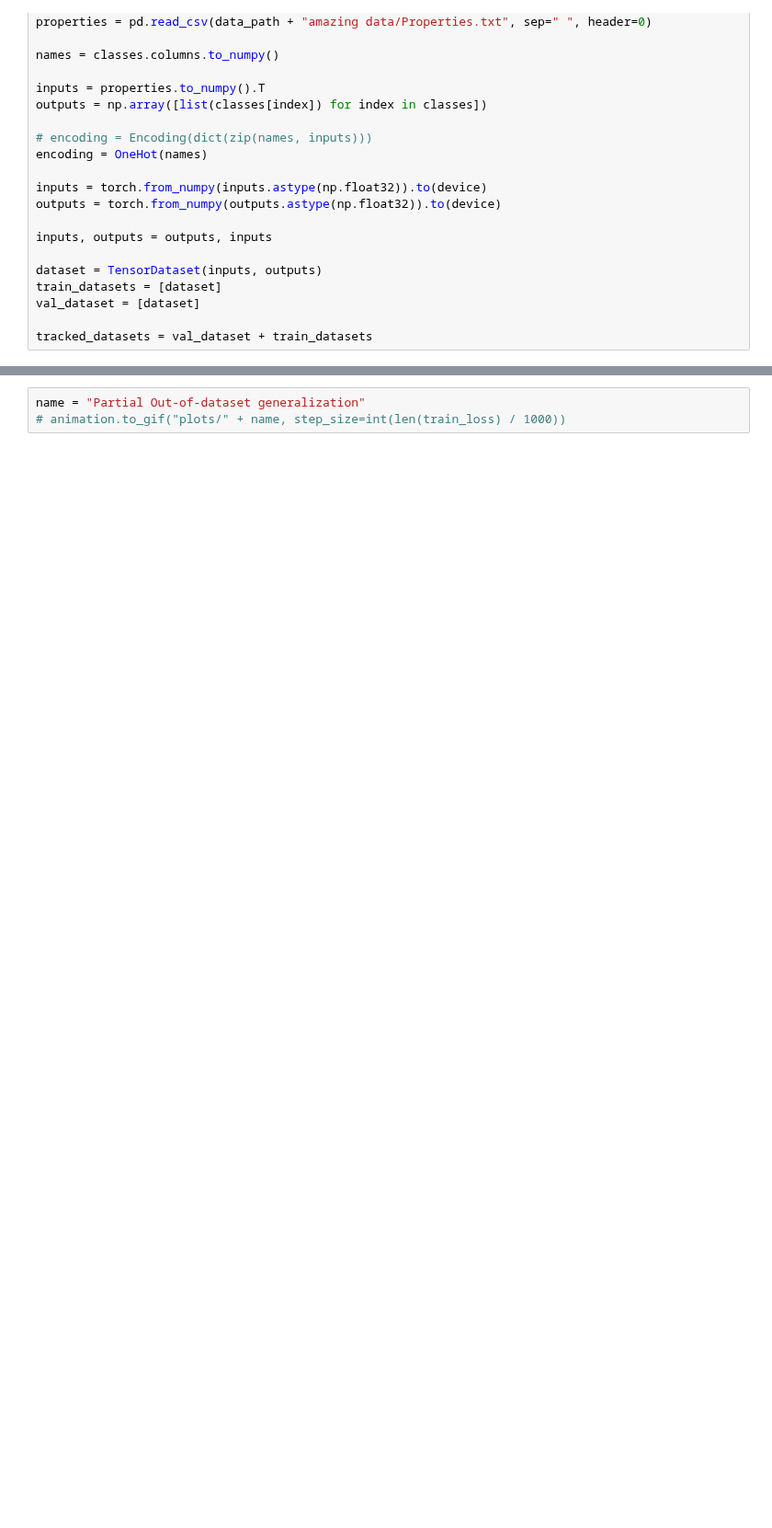
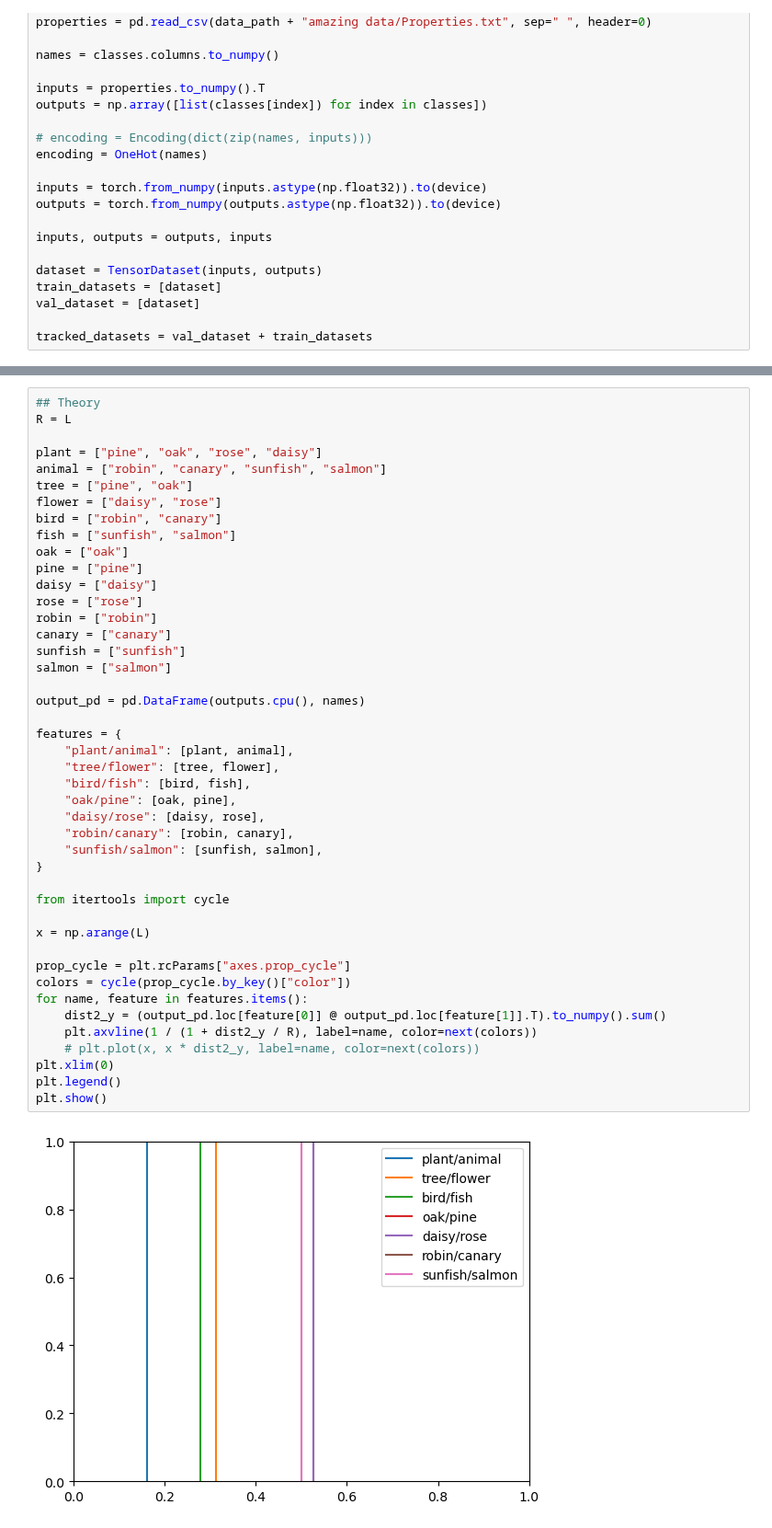
Before and after one commit to loekvanrossem/rnn_structure, a Jupyter notebook: DNN/semantic.ipynb, the cells around one changed output, grey strips where cells are left out. Shown at 92% size. Saved outputs shown, nothing was run; the diff lists cells and outputs as text; blank space fills up the shorter version.

```diff
--- a/DNN/semantic.ipynb
+++ b/DNN/semantic.ipynb
@@ -298,3 +230,46 @@ plt.show()
-# %%
-name = "Partial Out-of-dataset generalization"
-# animation.to_gif("plots/" + name, step_size=int(len(train_loss) / 1000))
+# %%
+## Theory
+R = L
+
+plant = ["pine", "oak", "rose", "daisy"]
+animal = ["robin", "canary", "sunfish", "salmon"]
+tree = ["pine", "oak"]
+flower = ["daisy", "rose"]
+bird = ["robin", "canary"]
+fish = ["sunfish", "salmon"]
+oak = ["oak"]
+pine = ["pine"]
+daisy = ["daisy"]
+rose = ["rose"]
+robin = ["robin"]
+canary = ["canary"]
+sunfish = ["sunfish"]
+salmon = ["salmon"]
+
+output_pd = pd.DataFrame(outputs.cpu(), names)
+
+features = {
+    "plant/animal": [plant, animal],
+    "tree/flower": [tree, flower],
+    "bird/fish": [bird, fish],
+    "oak/pine": [oak, pine],
+    "daisy/rose": [daisy, rose],
+    "robin/canary": [robin, canary],
+    "sunfish/salmon": [sunfish, salmon],
+}
+
+from itertools import cycle
+
+x = np.arange(L)
+
+prop_cycle = plt.rcParams["axes.prop_cycle"]
+colors = cycle(prop_cycle.by_key()["color"])
+for name, feature in features.items():
+    dist2_y = (output_pd.loc[feature[0]] @ output_pd.loc[feature[1]].T).to_numpy().sum()
+    plt.axvline(1 / (1 + dist2_y / R), label=name, color=next(colors))
+    # plt.plot(x, x * dist2_y, label=name, color=next(colors))
+plt.xlim(0)
+plt.legend()
+plt.show()
+# %% [output]
+[figure, added]
```
Also changed, not shown: parts of 20 cells of this notebook, 10 other files.
